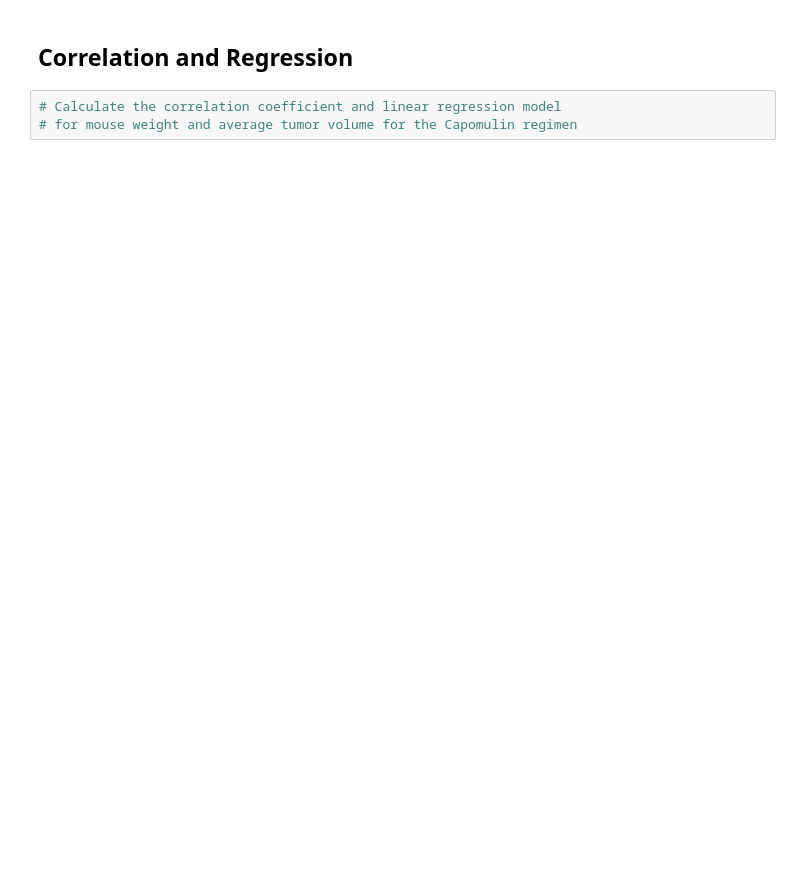
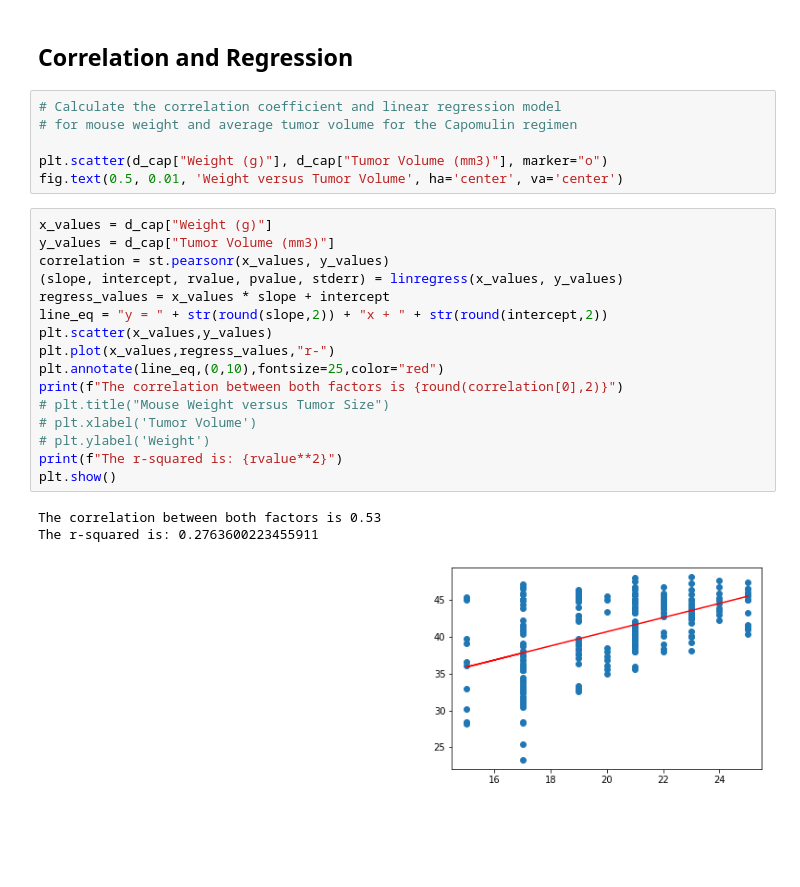
Before and after one commit to brookecrofts/BCHomework, a Jupyter notebook: Pymaceuticals/pymaceuticals_starter-Copy1.ipynb, the cells around one changed output. Cells and saved outputs as stored; diff of their text form; blank space fills up the shorter version.

```diff
--- a/Pymaceuticals/pymaceuticals_starter-Copy1.ipynb
+++ b/Pymaceuticals/pymaceuticals_starter-Copy1.ipynb
@@ -397,3 +428,26 @@ TypeError: 'DataFrame' object is not callable
 # %%
 # Calculate the correlation coefficient and linear regression model
 # for mouse weight and average tumor volume for the Capomulin regimen
+
+plt.scatter(d_cap["Weight (g)"], d_cap["Tumor Volume (mm3)"], marker="o")
+fig.text(0.5, 0.01, 'Weight versus Tumor Volume', ha='center', va='center')
+# %%
+x_values = d_cap["Weight (g)"]
+y_values = d_cap["Tumor Volume (mm3)"]
+correlation = st.pearsonr(x_values, y_values)
+(slope, intercept, rvalue, pvalue, stderr) = linregress(x_values, y_values)
+regress_values = x_values * slope + intercept
+line_eq = "y = " + str(round(slope,2)) + "x + " + str(round(intercept,2))
+plt.scatter(x_values,y_values)
+plt.plot(x_values,regress_values,"r-")
+plt.annotate(line_eq,(0,10),fontsize=25,color="red")
+print(f"The correlation between both factors is {round(correlation[0],2)}")
+# plt.title("Mouse Weight versus Tumor Size")
+# plt.xlabel('Tumor Volume')
+# plt.ylabel('Weight')
+print(f"The r-squared is: {rvalue**2}")
+plt.show()
+# %% [output]
+The correlation between both factors is 0.53
+The r-squared is: 0.2763600223455911
+[figure, added]
```
Also changed, not shown: parts of 7 cells of this notebook.
